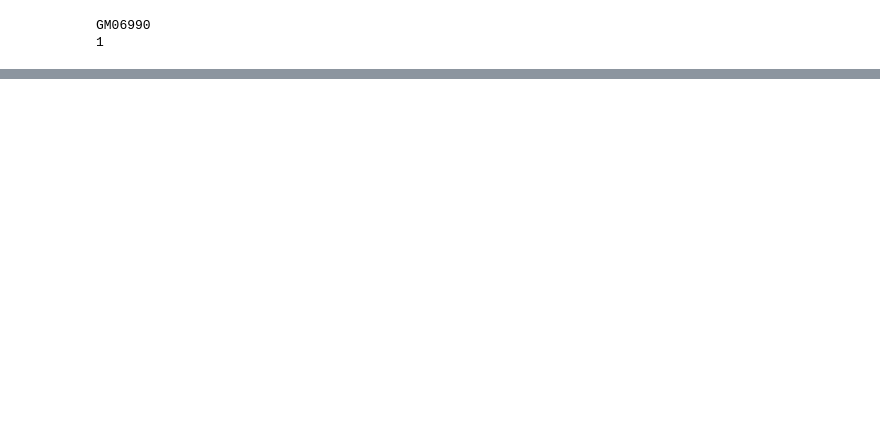
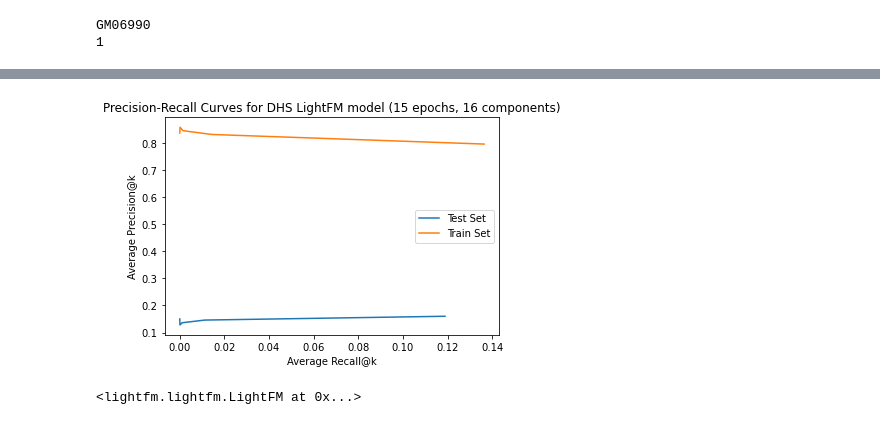
Before and after one commit to meuleman/gilbertAPI, a Jupyter notebook: recommendersystems/lightfm/DHS/LightFM_DHS_CT20210922.ipynb, the cells around one changed output, grey strips where cells are left out. Saved outputs shown, nothing was run; the diff lists cells and outputs as text; code cells hidden in the pictures; blank space fills up the shorter version.

```diff
--- a/recommendersystems/lightfm/DHS/LightFM_DHS_CT20210922.ipynb
+++ b/recommendersystems/lightfm/DHS/LightFM_DHS_CT20210922.ipynb
@@ -48,6 +40,6 @@ model30_d1.fit(data['train'], epochs=1, num_threads=2)
 # %%
-pickle_in = open('/home/ctrader/Hold/DHS/DHS_model30.pickle', 'rb')
-model=pickle.load(pickle_in)
+pickle_in = open('/home/ctrader/Hold/DHS/DHS_model_e15_d16.pickle', 'rb')
+DHS_model_e15_d16=pickle.load(pickle_in)
 
-pickle_in = open('/home/ctrader/Hold/DHS/DHS_data30.pickle', 'rb')
-data=pickle.load(pickle_in)
+pickle_in = open('/home/ctrader/Hold/DHS/DHS_data_e15_d16.pickle', 'rb')
+DHS_data_e15_d16=pickle.load(pickle_in)
@@ -250,2 +211,3 @@ Number of known positive recs before 5 new recs: 129
 # %%
+train_dense = data['train'].todense()
 test_dense = data['test'].todense()
@@ -308,0 +261,25 @@ for k in [1, 10, 100, 1000, 10000]:
+# %%
+#Calculating precision and recall for train set
+train_precision_list_top = []
+train_recall_list_top = []
+for k in [1, 10, 100, 1000, 10000]:
+    print(k)
+    num = []
+    n_known_pos = []
+    for biosample in range(733):
+        if biosample % 100 == 0:
+            print(biosample, '/', n_biosamples)
+        scores = model.predict(biosample, np.arange(n_dhs))
+        top_DHSs = [np.argsort(-scores)][0][0:k]
+        known_pos = [i for i, dhs_pos in enumerate(np.squeeze(np.asarray(train_dense[biosample]))) if dhs_pos == 1]
+        top_in_known = len([i for i in known_pos if i in top_DHSs])
+        num.append(top_in_known)
+        n_known_pos.append(len(known_pos))
+
+    num = np.array(num)
+    precision = (num/k).mean()
+    recall = (num/n_known_pos).mean()
+    print(precision)
+    print(recall)
+    train_precision_list_top.append(precision)
+    train_recall_list_top.append(recall)
@@ -308,0 +304,11 @@ for k in [1, 10, 100, 1000, 10000]:
+# %%
+#Plot precision-recall curves for train and test data (15 epochs, 16 dimensions)
+plt.plot(test_recall_list_top, test_precision_list_top)
+plt.plot(train_recall_list_top, train_precision_list_top)
+plt.xlabel('Average Recall@k')
+plt.ylabel('Average Precision@k')
+plt.legend(['Test Set', 'Train Set']) #, 'Train Set'
+plt.title('Precision-Recall Curves for DHS LightFM model (15 epochs, 16 components)')
+plt.savefig('PR_Curves_DHS_LightFM_CT20211004.jpeg')
+# %% [output]
+[figure, added]
@@ -308,0 +318,5 @@ for k in [1, 10, 100, 1000, 10000]:
+# %%
+#training simple model
+model_e1_d1.fit(data['train'], epochs=1, num_threads=2)
+# %% [output]
+<lightfm.lightfm.LightFM at 0x...>
```
Also changed, not shown: parts of 24 cells of this notebook.
